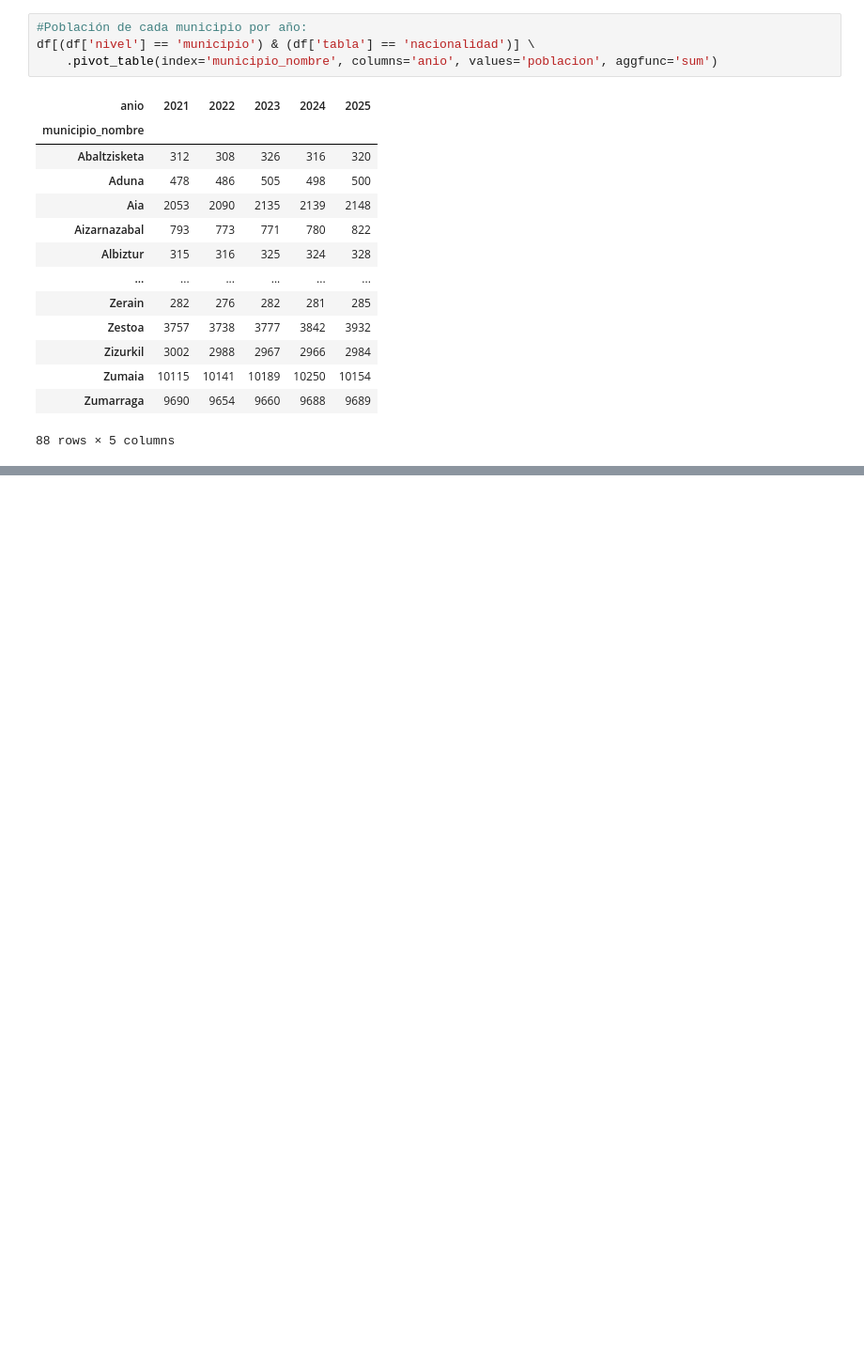
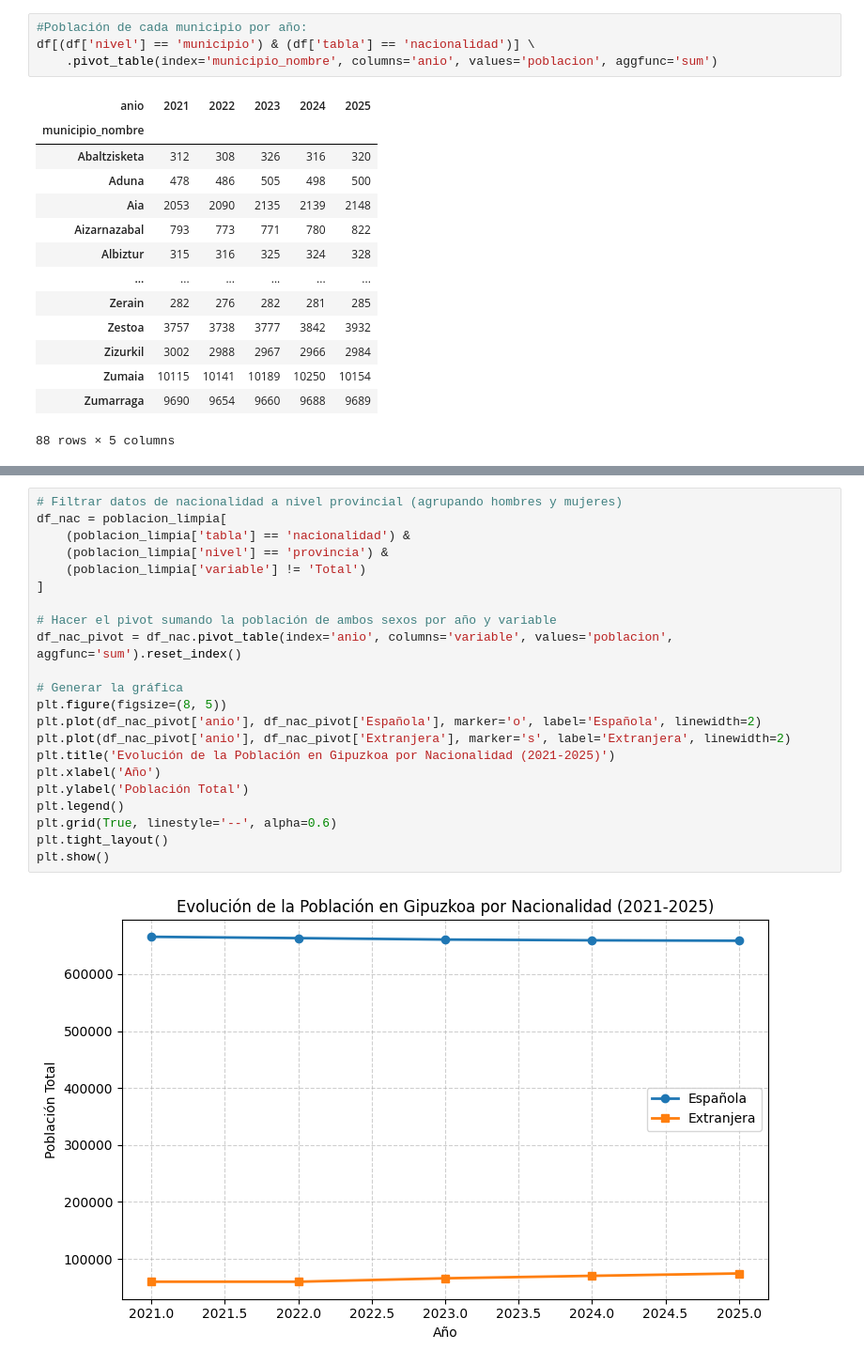
Before and after one commit to fatimamichelg/Movilidad_Gipuzcoa, a Jupyter notebook: notebooks:/Limpieza/Limpieza.ipynb, the cells around one changed output, grey strips where cells are left out. Shown at 94% size. Drawn from its saved outputs; the diff is of its cells as text; blank space fills up the shorter version.

```diff
--- a/notebooks:/Limpieza/Limpieza.ipynb
+++ b/notebooks:/Limpieza/Limpieza.ipynb
@@ -333,0 +364,24 @@ df[(df['nivel'] == 'municipio') & (df['tabla'] == 'nacionalidad')] \
+# %%
+# Filtrar datos de nacionalidad a nivel provincial (agrupando hombres y mujeres)
+df_nac = poblacion_limpia[
+    (poblacion_limpia['tabla'] == 'nacionalidad') &
+    (poblacion_limpia['nivel'] == 'provincia') &
+    (poblacion_limpia['variable'] != 'Total')
+]
+
+# Hacer el pivot sumando la población de ambos sexos por año y variable
+df_nac_pivot = df_nac.pivot_table(index='anio', columns='variable', values='poblacion', aggfunc='sum').reset_index()
+
+# Generar la gráfica
+plt.figure(figsize=(8, 5))
+plt.plot(df_nac_pivot['anio'], df_nac_pivot['Española'], marker='o', label='Española', linewidth=2)
+plt.plot(df_nac_pivot['anio'], df_nac_pivot['Extranjera'], marker='s', label='Extranjera', linewidth=2)
+plt.title('Evolución de la Población en Gipuzkoa por Nacionalidad (2021-2025)')
+plt.xlabel('Año')
+plt.ylabel('Población Total')
+plt.legend()
+plt.grid(True, linestyle='--', alpha=0.6)
+plt.tight_layout()
+plt.show()
+# %% [output]
+[figure, added]
```
Also changed, not shown: parts of 5 cells of this notebook.
